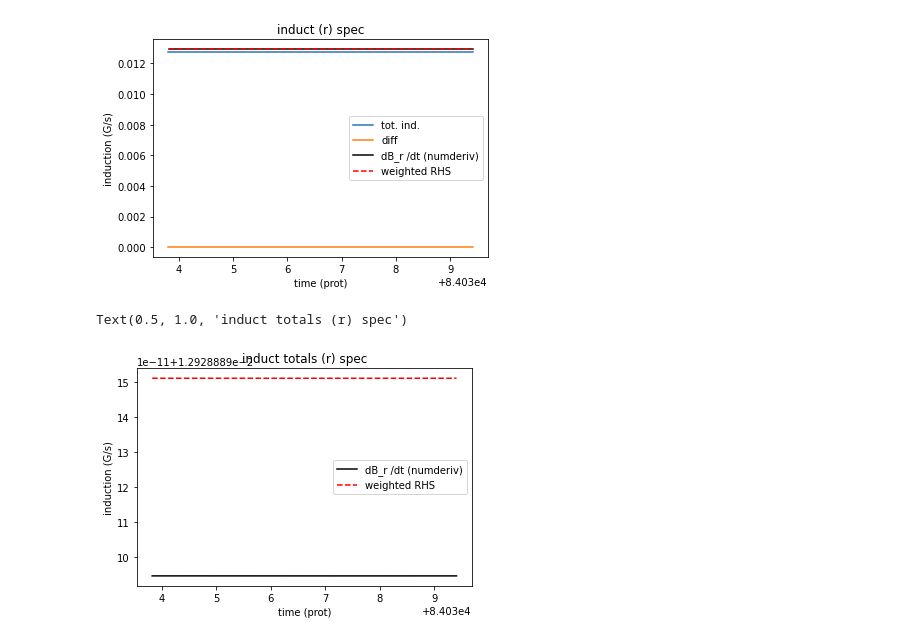
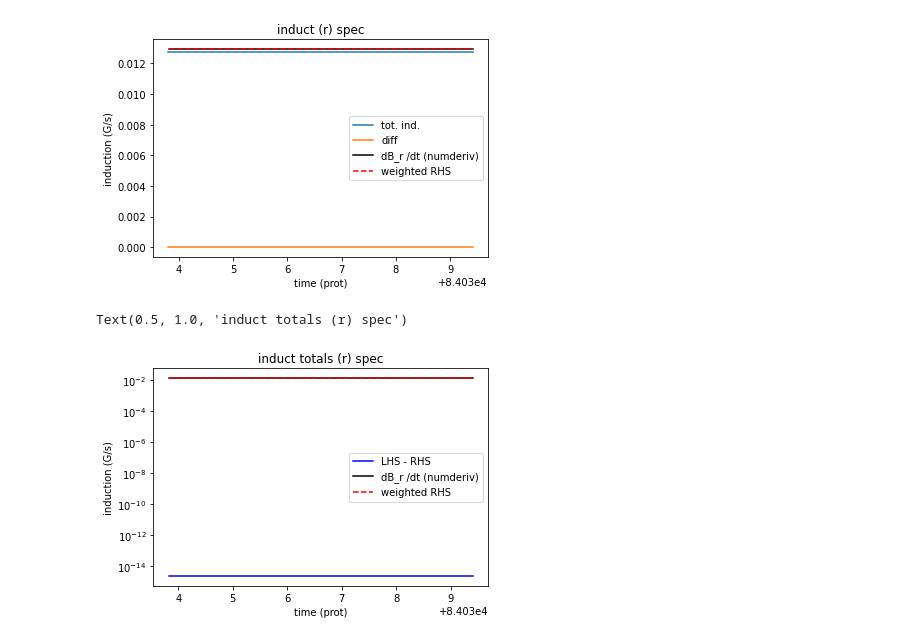
Before and after one commit to illorenzo7/rayleigh_utils, a Jupyter notebook: test_equations/induction_spec_r.ipynb, the cells around one changed output. Cells and saved outputs as stored; diff of their text form; code cells hidden in the pictures.

```diff
--- a/test_equations/induction_spec_r.ipynb
+++ b/test_equations/induction_spec_r.ipynb
@@ -184,14 +184,16 @@ Text(0.5, 1.0, 'induct (r) spec')
 [figure]
 # %%
 # plot r induct (totals)
+plt.plot(t[2:], my_abs(dbdt - fweighted)[ir0, :], 'b', label='LHS - RHS')
 plt.plot(t[2:], my_abs(dbdt)[ir0, :], 'k', label='dB_r /dt (numderiv)')
 plt.plot(t[2:], my_abs(fweighted)[ir0, :], 'r--', label='weighted RHS')
+plt.yscale('log')
 
 # label
 plt.legend()
 plt.xlabel('time (prot)')
 plt.ylabel('induction (G/s)')
 plt.title('induct totals (r) spec')
 # %% [output]
 Text(0.5, 1.0, 'induct totals (r) spec')
-[figure, old version]
+[figure, new version]
```
Also changed, not shown: parts of 12 cells of this notebook, 2 other files.
